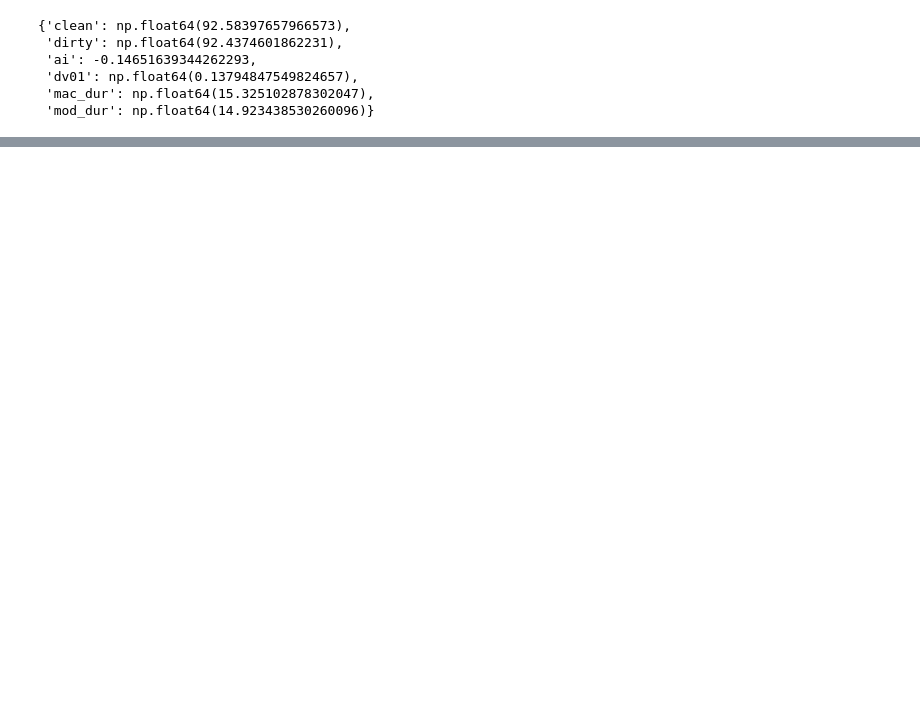
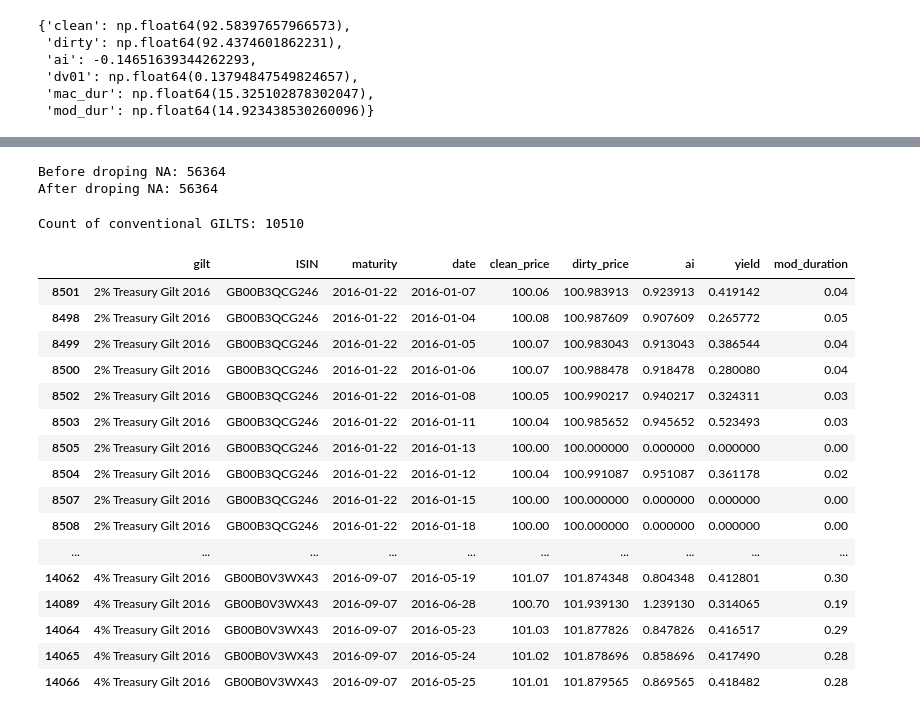
Before and after one commit to nithinpremkumar1999/gilt-auction-concession, a Jupyter notebook: notebooks/exercise.ipynb, the cells around one changed output, grey strips where cells are left out. Cells and saved outputs as stored; diff of their text form; code cells hidden in the pictures; blank space fills up the shorter version.

```diff
--- a/notebooks/exercise.ipynb
+++ b/notebooks/exercise.ipynb
@@ -87,0 +101,3 @@ results = gilt_price(coupon=coupon, ytm=ytm, ex_div_bdays=ex_div_bdays,\
+# %%
+dmo_ref_price = pd.read_excel(os.path.join("../data/interim_data", "dmo_ref_price/2016.xls"),
+                            sheet_name="Sheet1", parse_dates=["Close of Business Date", "Redemption Date"])
@@ -91,0 +193,12 @@ results = gilt_price(coupon=coupon, ytm=ytm, ex_div_bdays=ex_div_bdays,\
+# %%
+dmo_ref_price.rename(columns={"Gilt Name": "gilt",
+                              "ISIN Code": "ISIN",
+                              "Redemption Date": "maturity",
+                              "Close of Business Date": "date",
+                              "Clean Price\n(£)": "clean_price",
+                              "Dirty Price\n(£)": "dirty_price",
+                              "Accrued Interest (£)": "ai",
+                              "Yield \n(%)": "yield",
+                              "Modified \nDuration": "mod_duration"},
+                    inplace=True)
+dmo_ref_price.head()
@@ -91,0 +212,34 @@ results = gilt_price(coupon=coupon, ytm=ytm, ex_div_bdays=ex_div_bdays,\
+# %%
+print(f"Before droping NA: {len(dmo_ref_price)}")
+dmo_ref_price.dropna(subset=["ISIN", "date"], inplace=True)
+print(f"After droping NA: {len(dmo_ref_price)}")
+# %% [output]
+Before droping NA: 56364
+After droping NA: 56364
+# %%
+is_linker = dmo_ref_price["gilt"].str.contains("Index-linked", case=False)
+is_strip  = dmo_ref_price["gilt"].str.contains("Strip", case=False)
+conv = dmo_ref_price[~is_linker & ~is_strip]                  # 28 linkers + 155 strips removed → 41 conventionals
+print(f"Count of conventional GILTS: {len(conv)}")
+# %% [output]
+Count of conventional GILTS: 10510
+# %%
+conv.sort_values("maturity").head(50)
+# %% [output]
+|  | gilt | ISIN | maturity | date | clean_price | dirty_price | ai | yield | mod_duration |
+| 8501 | 2% Treasury Gilt 2016 | GB00B3QCG246 | 2016-01-22 | 2016-01-07 | 100.06 | 100.983913 | 0.923913 | 0.419142 | 0.04 |
+| 8498 | 2% Treasury Gilt 2016 | GB00B3QCG246 | 2016-01-22 | 2016-01-04 | 100.08 | 100.987609 | 0.907609 | 0.265772 | 0.05 |
+| 8499 | 2% Treasury Gilt 2016 | GB00B3QCG246 | 2016-01-22 | 2016-01-05 | 100.07 | 100.983043 | 0.913043 | 0.386544 | 0.04 |
+| 8500 | 2% Treasury Gilt 2016 | GB00B3QCG246 | 2016-01-22 | 2016-01-06 | 100.07 | 100.988478 | 0.918478 | 0.280080 | 0.04 |
+| 8502 | 2% Treasury Gilt 2016 | GB00B3QCG246 | 2016-01-22 | 2016-01-08 | 100.05 | 100.990217 | 0.940217 | 0.324311 | 0.03 |
+| 8503 | 2% Treasury Gilt 2016 | GB00B3QCG246 | 2016-01-22 | 2016-01-11 | 100.04 | 100.985652 | 0.945652 | 0.523493 | 0.03 |
+| 8505 | 2% Treasury Gilt 2016 | GB00B3QCG246 | 2016-01-22 | 2016-01-13 | 100.00 | 100.000000 | 0.000000 | 0.000000 | 0.00 |
+| 8504 | 2% Treasury Gilt 2016 | GB00B3QCG246 | 2016-01-22 | 2016-01-12 | 100.04 | 100.991087 | 0.951087 | 0.361178 | 0.02 |
+| 8507 | 2% Treasury Gilt 2016 | GB00B3QCG246 | 2016-01-22 | 2016-01-15 | 100.00 | 100.000000 | 0.000000 | 0.000000 | 0.00 |
+| 8508 | 2% Treasury Gilt 2016 | GB00B3QCG246 | 2016-01-22 | 2016-01-18 | 100.00 | 100.000000 | 0.000000 | 0.000000 | 0.00 |
+| ... | ... | ... | ... | ... | ... | ... | ... | ... | ... |
+| 14062 | 4% Treasury Gilt 2016 | GB00B0V3WX43 | 2016-09-07 | 2016-05-19 | 101.07 | 101.874348 | 0.804348 | 0.412801 | 0.30 |
+| 14089 | 4% Treasury Gilt 2016 | GB00B0V3WX43 | 2016-09-07 | 2016-06-28 | 100.70 | 101.939130 | 1.239130 | 0.314065 | 0.19 |
+| 14064 | 4% Treasury Gilt 2016 | GB00B0V3WX43 | 2016-09-07 | 2016-05-23 | 101.03 | 101.877826 | 0.847826 | 0.416517 | 0.29 |
+| 14065 | 4% Treasury Gilt 2016 | GB00B0V3WX43 | 2016-09-07 | 2016-05-24 | 101.02 | 101.878696 | 0.858696 | 0.417490 | 0.28 |
+| 14066 | 4% Treasury Gilt 2016 | GB00B0V3WX43 | 2016-09-07 | 2016-05-25 | 101.01 | 101.879565 | 0.869565 | 0.418482 | 0.28 |
```
Also changed, not shown: parts of 15 cells of this notebook, 31 other files.
